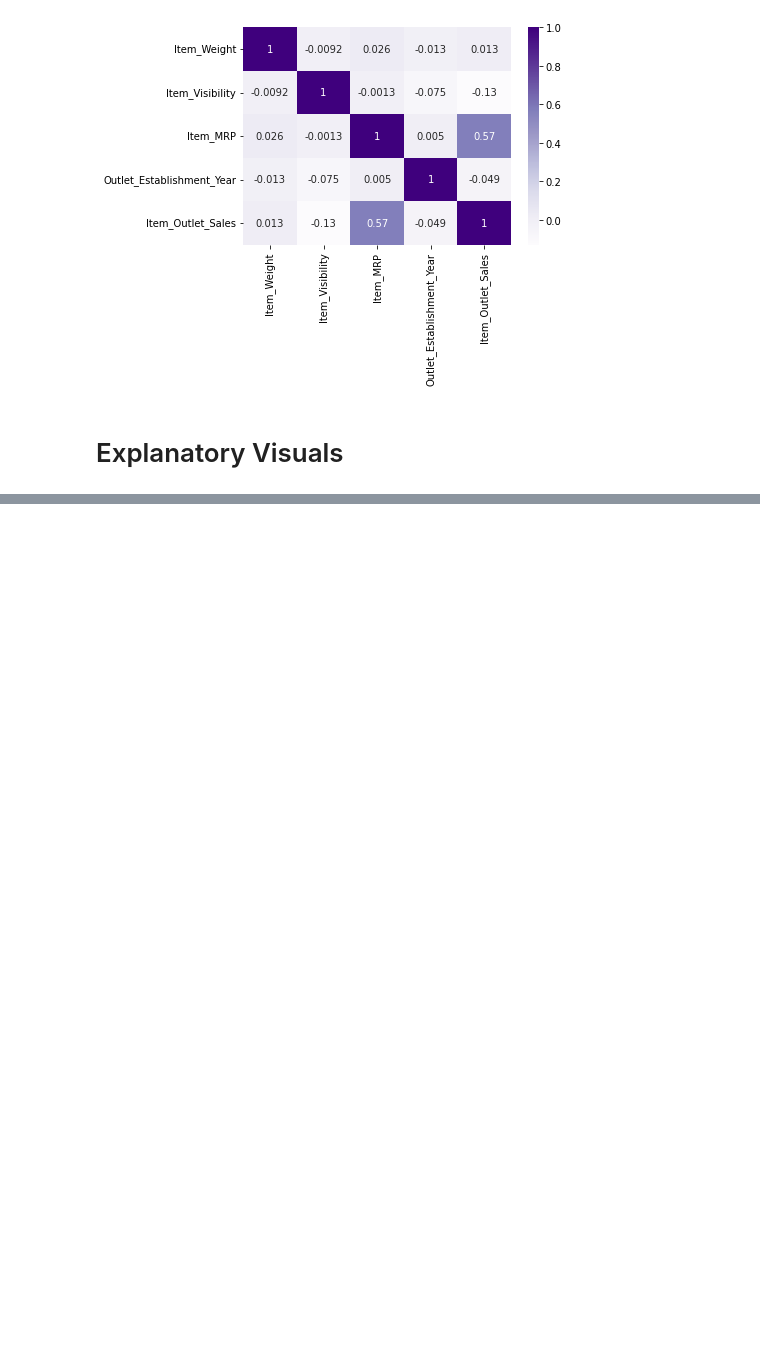
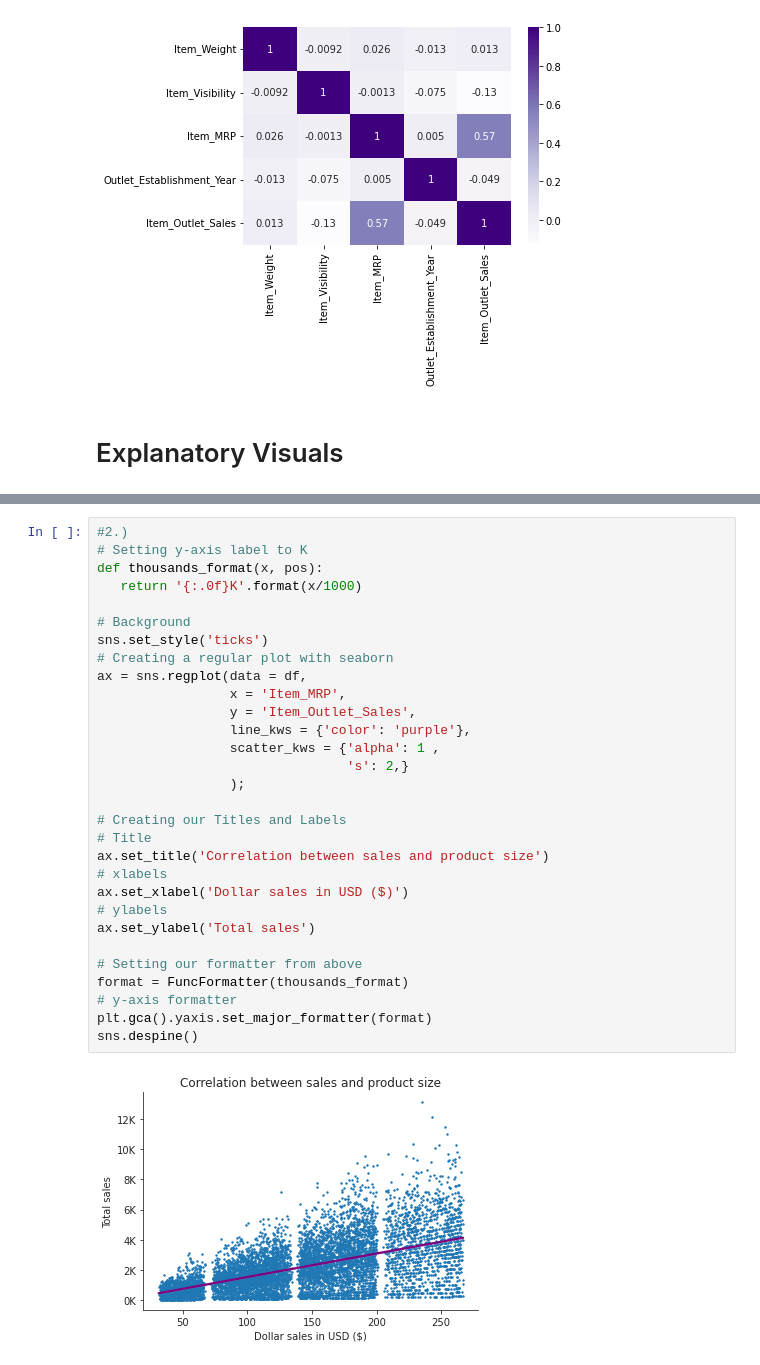
Before and after one commit to Jonher0100/Food-sales, a Jupyter notebook: Jonathan_Hernandez_Project.ipynb, the cells around one changed output, grey strips where cells are left out. Drawn from its saved outputs; the diff is of its cells as text; blank space fills up the shorter version.

```diff
--- a/Jonathan_Hernandez_Project.ipynb
+++ b/Jonathan_Hernandez_Project.ipynb
@@ -394,0 +437,32 @@ sns.heatmap(corr, cmap = 'Purples', annot = True)
+# %%
+#2.)
+# Setting y-axis label to K
+def thousands_format(x, pos):
+   return '{:.0f}K'.format(x/1000)
+
+# Background
+sns.set_style('ticks')
+# Creating a regular plot with seaborn
+ax = sns.regplot(data = df,
+                 x = 'Item_MRP',
+                 y = 'Item_Outlet_Sales',
+                 line_kws = {'color': 'purple'},
+                 scatter_kws = {'alpha': 1 ,
+                                's': 2,}
+                 );
+
+# Creating our Titles and Labels
+# Title
+ax.set_title('Correlation between sales and product size')
+# xlabels
+ax.set_xlabel('Dollar sales in USD ($)')
+# ylabels
+ax.set_ylabel('Total sales')
+
+# Setting our formatter from above
+format = FuncFormatter(thousands_format)
+# y-axis formatter
+plt.gca().yaxis.set_major_formatter(format)
+sns.despine()
+# %% [output]
+[figure, added]
```
Also changed, not shown: parts of 3 cells of this notebook.
